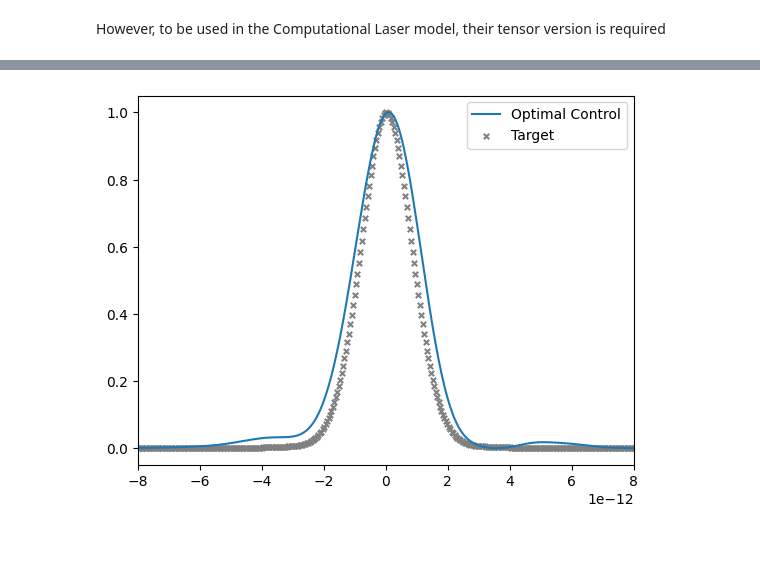
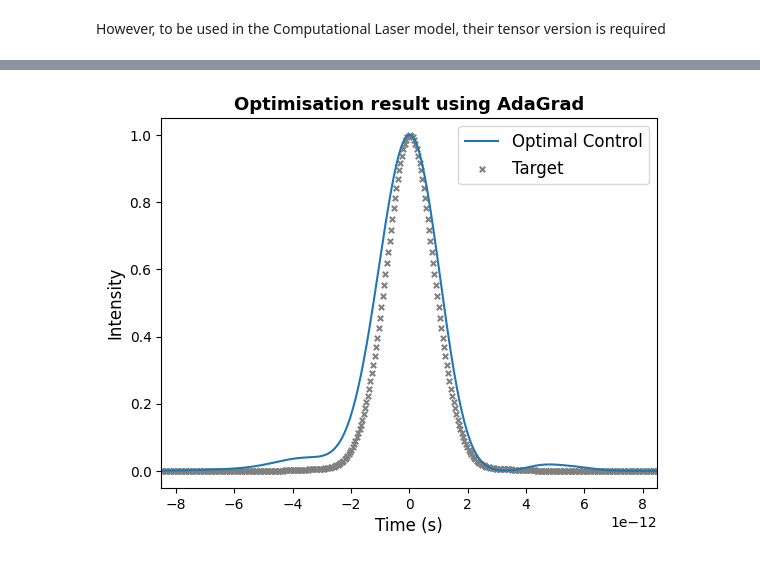
Before and after one commit to fracapuano/TempoRL, a Jupyter notebook: notebooks/GradientBasedOptimisation/optimisation.ipynb, the cells around one changed output, grey strips where cells are left out. Saved outputs shown, nothing was run; the diff lists cells and outputs as text; code cells hidden in the pictures.

Commit message:
adagrad optimisation concluded

```diff
--- a/notebooks/GradientBasedOptimisation/optimisation.ipynb
+++ b/notebooks/GradientBasedOptimisation/optimisation.ipynb
@@ -277,18 +115,0 @@ class PenalizedFunction:
-# %%
-laser_opt = PenalizedFunction(L1Loss, bounds = bounds, penalty_term = torch.tensor(1.))
-points, grads = laser_opt.optimize(x0 = x0, eta_0 = 10, maxit = int(5e2))
-# %%
-control = points[-1] * torch.tensor([1e-24, 1e-36, 1e-48]) # in SI units
-time, profile = laser.forward_pass(control)
-
-fig, ax = plt.subplots()
-
-ax.plot(time, profile, label = "Optimal Control")
-ax.scatter(target_time, target_profile, label = "Target", marker = "x", c = "grey", s = 15)
-
-ax.set_xlim(-8e-12, 8e-12)
-
-ax.legend()
-plt.show()
-# %% [output]
-[figure, removed]
@@ -294,0 +222,25 @@ plt.show()
+# %%
+# random start
+x0 = torch.tensor([2.5836e+02, 3.1656e+01, 5.6750e-02], dtype=torch.float64, requires_grad=True)
+laser_opt = PenalizedFunction(L1Loss, bounds = bounds, penalty_term = torch.tensor(10.))
+points, grads = laser_opt.optimize(x0 = x0, eta_0 = 5, maxit = int(1e3))
+# %%
+control = points[-1] * torch.tensor([1e-24, 1e-36, 1e-48]) # in SI units
+time, profile = laser.forward_pass(control)
+
+fig, ax = plt.subplots()
+
+ax.plot(time,
+        torch.roll(profile, -torch.argmax(profile).item() + torch.argmax(target_profile).item()),
+        label = "Optimal Control")
+
+ax.scatter(target_time, target_profile, label = "Target", marker = "x", c = "grey", s = 15)
+
+ax.set_xlim(-8.5e-12, 8.5e-12)
+
+ax.legend(fontsize = 12)
+ax.set_title("Optimisation result using AdaGrad", fontweight = "bold", fontsize = 13)
+ax.set_xlabel("Time (s)", fontsize = 12); ax.set_ylabel("Intensity", fontsize = 12)
+plt.show()
+# %% [output]
+[figure, added]
```
Also changed, not shown: parts of 12 cells of this notebook.
